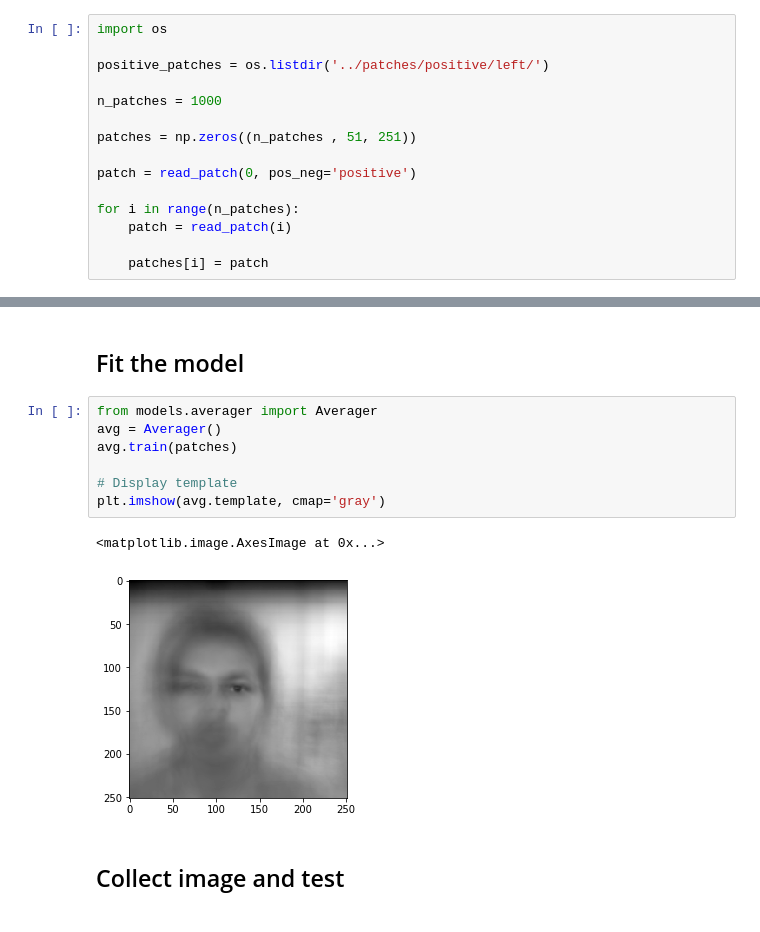
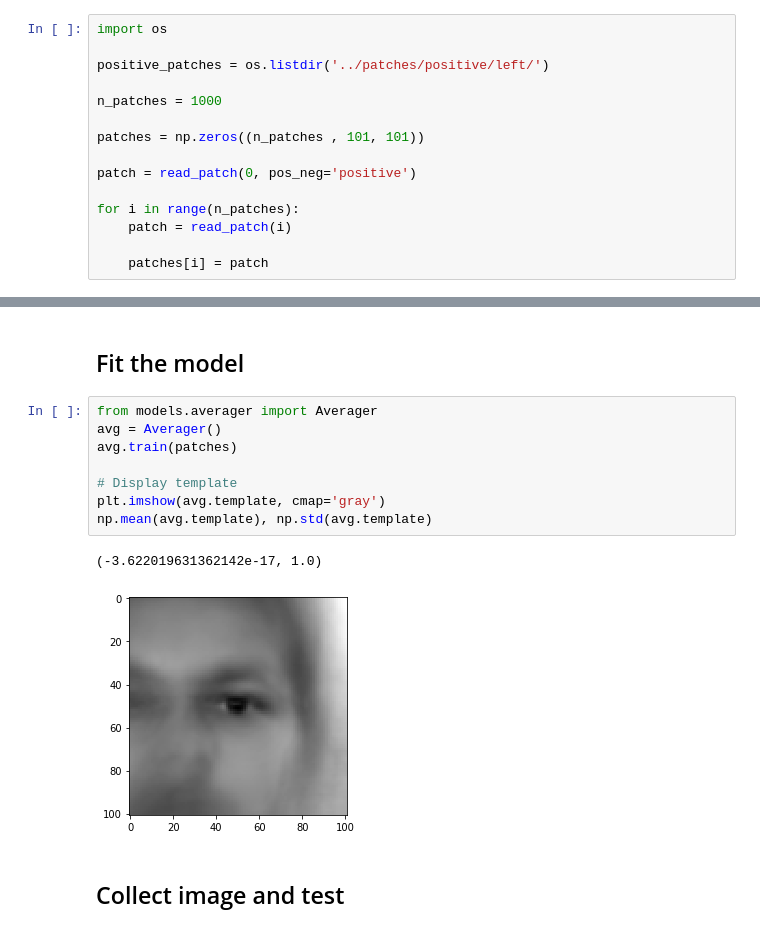
Before and after one commit to pierreglaser/templatematching-mva, a Jupyter notebook: notebooks/train.ipynb, the cells around one changed output, grey strips where cells are left out. Cells and saved outputs as stored; diff of their text form.

```diff
--- a/notebooks/train.ipynb
+++ b/notebooks/train.ipynb
@@ -19,7 +19,7 @@ positive_patches = os.listdir('../patches/positive/left/')
 
 n_patches = 1000
 
-patches = np.zeros((n_patches , 51, 251))
+patches = np.zeros((n_patches , 101, 101))
 
 patch = read_patch(0, pos_neg='positive')
 
@@ -34,13 +34,14 @@ for i in range(n_patches):
 # %%
 from models.averager import Averager
 avg = Averager()
 avg.train(patches)
 
 # Display template
 plt.imshow(avg.template, cmap='gray')
+np.mean(avg.template), np.std(avg.template)
 # %% [output]
-<matplotlib.image.AxesImage at 0x...>
+(-3.622019631362142e-17, 1.0)
-[figure, old version]
+[figure, new version]
 # %% [markdown]
 ## Collect image and test
 # %%
```
Also changed, not shown: parts of 11 cells of this notebook.
